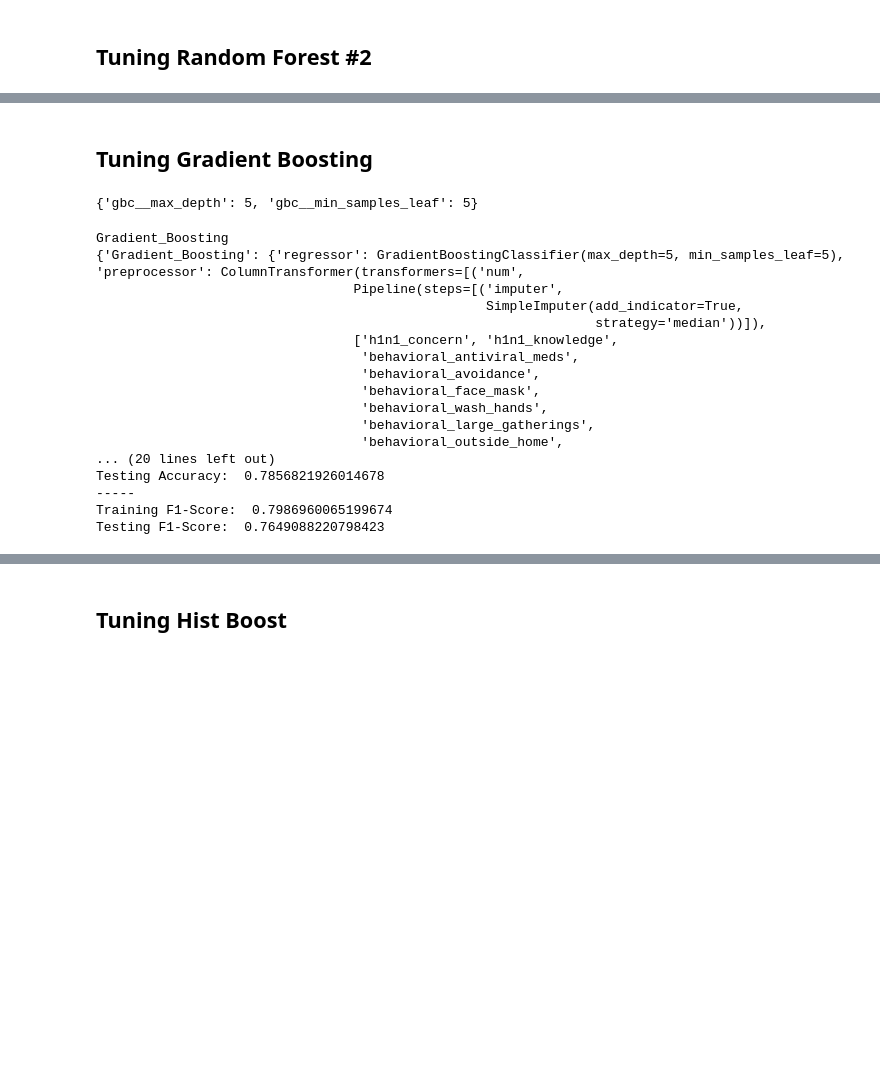
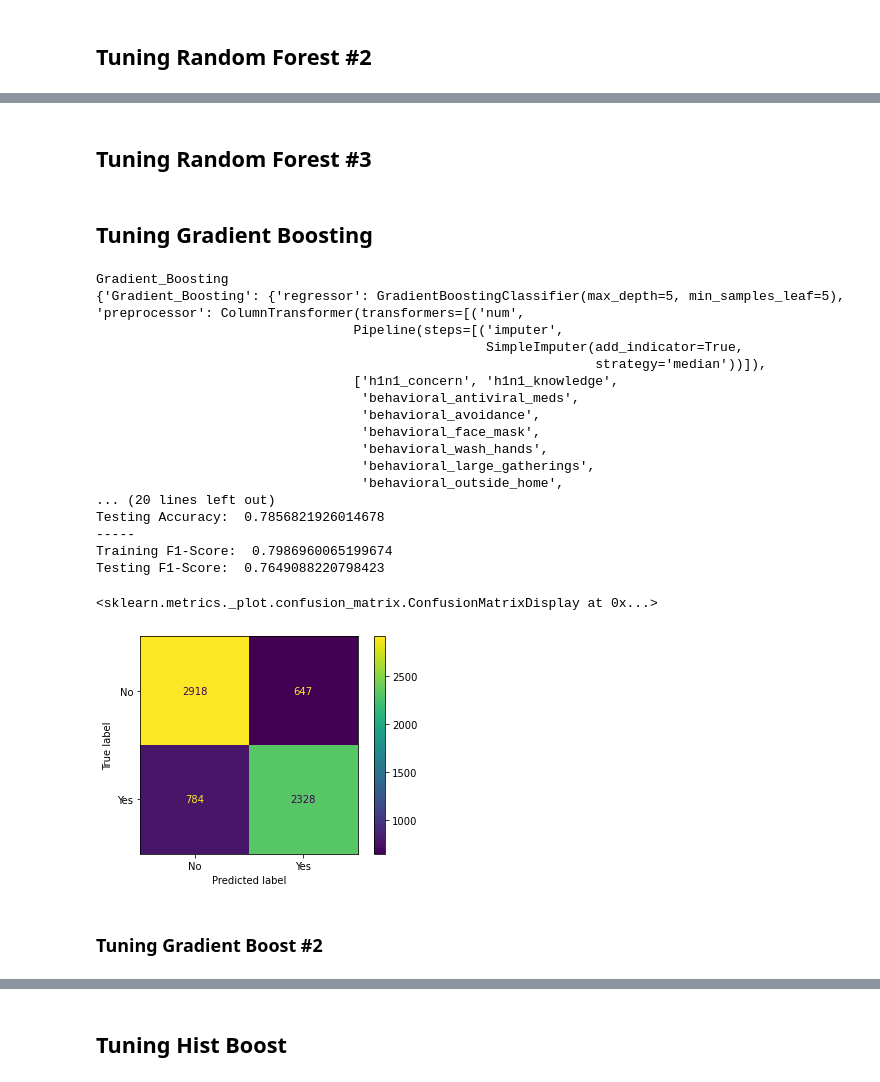
Before and after one commit to moscatena/Seasonal-Flu-Vaccine-Prediction, a Jupyter notebook: Vac_pred_pipelines.ipynb, the cells around one changed output, grey strips where cells are left out. Cells and saved outputs as stored; diff of their text form; code cells hidden in the pictures; blank space fills up the shorter version.

```diff
--- a/Vac_pred_pipelines.ipynb
+++ b/Vac_pred_pipelines.ipynb
@@ -233,17 +276,17 @@ Testing F1-Score:  0.7177269919703521
 # %% [markdown]
 ## Tuning Random Forest
 # %%
-# Grid_search for Random Forest
-pipeline_rfc = Pipeline([( "preprocessor" , preprocessor),
-                       ("rfc",RandomForestClassifier())])
+# # Grid_search for Random Forest
+# pipeline_rfc = Pipeline([( "preprocessor" , preprocessor),
+#                        ("rfc",RandomForestClassifier())])
 
-parameters_rfc = {}
-parameters_rfc['rfc__criterion'] = ['gini', 'entropy']
-parameters_rfc['rfc__min_samples_leaf'] = [1, 5, 10]
-parameters_rfc['rfc__max_depth'] = [1, 3, 5, 10, 15, 25]
+# parameters_rfc = {}
+# parameters_rfc['rfc__criterion'] = ['gini', 'entropy']
+# parameters_rfc['rfc__min_samples_leaf'] = [1, 5, 10]
+# parameters_rfc['rfc__max_depth'] = [1, 3, 5, 10, 15, 25]
 
-gs_rfc=GridSearchCV(pipeline_rfc,parameters_rfc)
+# gs_rfc=GridSearchCV(pipeline_rfc,parameters_rfc)
 
-gs_rfc.fit(X_train,y_train.seasonal_vaccine)
+# gs_rfc.fit(X_train,y_train.seasonal_vaccine)
 
-gs_rfc.best_params_
+# gs_rfc.best_params_
@@ -282,18 +323,18 @@ Testing F1-Score:  0.7535176295315344
 # %% [markdown]
 ## Tuning Random Forest #2
 # %%
-# Grid_search for Random Forest #2
-pipeline_rfc = Pipeline([( "preprocessor" , preprocessor),
-                       ("rfc",RandomForestClassifier(criterion='gini', min_samples_leaf=5))])
+# # Grid_search for Random Forest #2
+# pipeline_rfc = Pipeline([( "preprocessor" , preprocessor),
+#                        ("rfc",RandomForestClassifier(criterion='gini', min_samples_leaf=5))])
 
-parameters_rfc = {}
-parameters_rfc['rfc__max_depth'] = [3, 5]
-parameters_rfc['rfc__ccp_alpha'] = [0, 0.1, 0.5, 1, 2]
-parameters_rfc['rfc__n_estimators'] = [50, 100, 250, 500]
+# parameters_rfc = {}
+# parameters_rfc['rfc__max_depth'] = [3, 5]
+# parameters_rfc['rfc__ccp_alpha'] = [0, 0.1, 0.5, 1, 2]
+# parameters_rfc['rfc__n_estimators'] = [50, 100, 250, 500]
 
 
-gs_rfc=GridSearchCV(pipeline_rfc,parameters_rfc)
+# gs_rfc=GridSearchCV(pipeline_rfc,parameters_rfc)
 
-gs_rfc.fit(X_train,y_train.seasonal_vaccine)
+# gs_rfc.fit(X_train,y_train.seasonal_vaccine)
 
-gs_rfc.best_params_
+# gs_rfc.best_params_
@@ -331,0 +371,2 @@ Testing F1-Score:  0.7412682265174636
+# %% [markdown]
+## Tuning Random Forest #3
@@ -332,48 +399,54 @@ Testing F1-Score:  0.7412682265174636
 # %% [markdown]
 ## Tuning Gradient Boosting
 # %%
-# Grid_search for Gradient Boosting
-pipeline_gbc = Pipeline([( "preprocessor" , preprocessor),
-                       ("gbc",GradientBoostingClassifier(n_estimators=100, learning_rate=0.1))])
+# # Grid_search for Gradient Boosting
+# pipeline_gbc = Pipeline([( "preprocessor" , preprocessor),
+#                        ("gbc",GradientBoostingClassifier(n_estimators=100, learning_rate=0.1))])
 
-parameters_gbc = {}
-parameters_gbc['gbc__min_samples_leaf'] = [1, 5, 10]
-parameters_gbc['gbc__max_depth'] = [3, 5, 10, 15, 20]
+# parameters_gbc = {}
+# parameters_gbc['gbc__min_samples_leaf'] = [1, 5, 10]
+# parameters_gbc['gbc__max_depth'] = [3, 5, 10, 15, 20]
 
-gs_gbc=GridSearchCV(pipeline_gbc,parameters_gbc)
+# gs_gbc=GridSearchCV(pipeline_gbc,parameters_gbc)
 
-gs_gbc.fit(X_train,y_train.seasonal_vaccine)
+# gs_gbc.fit(X_train,y_train.seasonal_vaccine)
 
-gs_gbc.best_params_
+# gs_gbc.best_params_
-# %% [output]
-{'gbc__max_depth': 5, 'gbc__min_samples_leaf': 5}
 # %%
 model_gbc_tuned = {'Gradient_Boosting':
               {'regressor': GradientBoostingClassifier(min_samples_leaf=5, max_depth=5),
                'preprocessor': preprocessor}}
 
 print(list(model_gbc_tuned.keys())[0])
 X_train_processed = model_gbc_tuned['Gradient_Boosting']['preprocessor'].fit_transform(X_train)
 X_test_processed = model_gbc_tuned['Gradient_Boosting']['preprocessor'].transform(X_test)
 model_gbc_tuned['Gradient_Boosting']['fit_regressor'] = model_gbc_tuned['Gradient_Boosting']['regressor'].fit(X_train_processed, y_train.seasonal_vaccine)
 # model['output'] = model['fit_regressor'].score(X_test_processed, y_test.seasonal_vaccine)
 print(model_gbc_tuned)
 precision_dict_tuned['Gradient_Boosting'], accuracy_dict_tuned['Gradient_Boosting'] = model_predictions(model_gbc_tuned['Gradient_Boosting']['fit_regressor'], X_train_processed, y_train.seasonal_vaccine, X_test_processed, y_test.seasonal_vaccine)
+
+y_hat_test_gbc = model_gbc_tuned['Gradient_Boosting']['fit_regressor'].predict(X_test_processed)
+cm_gbc = confusion_matrix(y_test.seasonal_vaccine, y_hat_test_gbc)
+ConfusionMatrixDisplay(cm_gbc, display_labels=['No', 'Yes']).plot()
 # %% [output]
 Gradient_Boosting
 {'Gradient_Boosting': {'regressor': GradientBoostingClassifier(max_depth=5, min_samples_leaf=5), 'preprocessor': ColumnTransformer(transformers=[('num',
                                  Pipeline(steps=[('imputer',
                                                   SimpleImputer(add_indicator=True,
                                                                 strategy='median'))]),
                                  ['h1n1_concern', 'h1n1_knowledge',
                                   'behavioral_antiviral_meds',
                                   'behavioral_avoidance',
                                   'behavioral_face_mask',
                                   'behavioral_wash_hands',
                                   'behavioral_large_gatherings',
                                   'behavioral_outside_home',
 ... (20 lines left out)
 Testing Accuracy:  0.7856821926014678
 -----
 Training F1-Score:  0.7986960065199674
 Testing F1-Score:  0.7649088220798423
+<sklearn.metrics._plot.confusion_matrix.ConfusionMatrixDisplay at 0x...>
+[figure, added]
+# %% [markdown]
+### Tuning Gradient Boost #2
```
Also changed, not shown: parts of 36 cells of this notebook, 8 other files.
